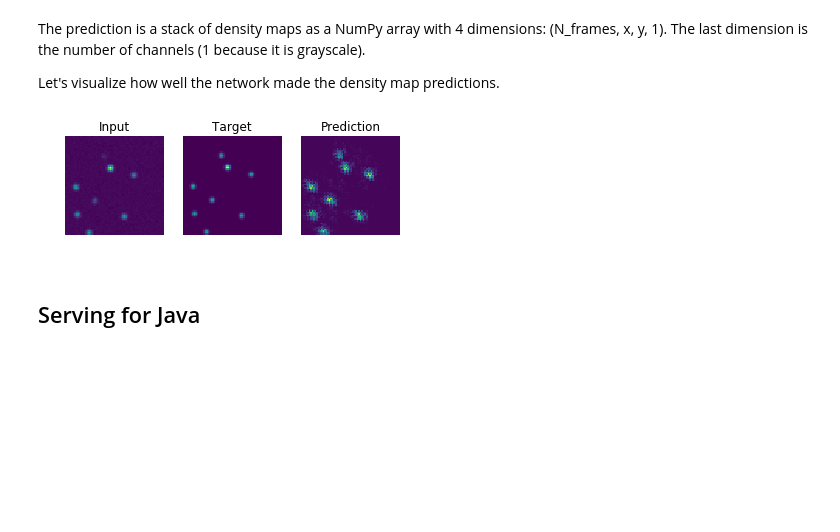
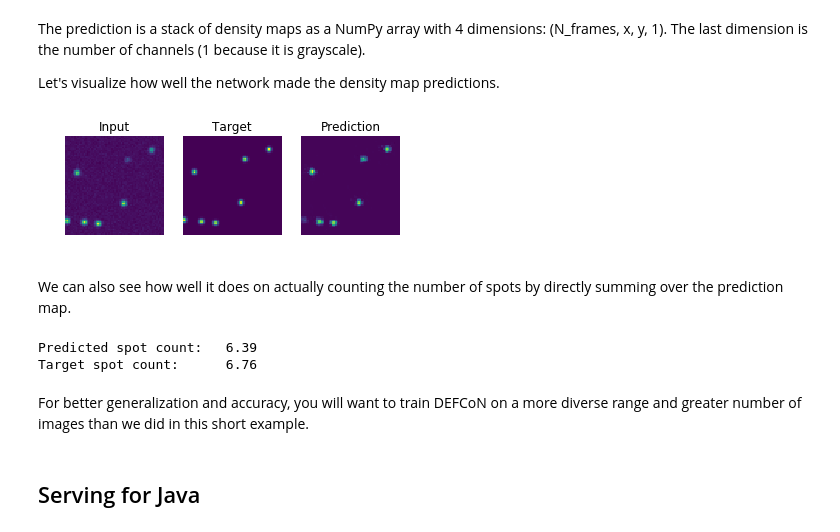
Before and after one commit to LEB-EPFL/DEFCoN, a Jupyter notebook: examples/quickstart.ipynb, the cells around one changed output. Drawn from its saved outputs; the diff is of its cells as text; code cells hidden in the pictures; blank space fills up the shorter version.

```diff
--- a/examples/quickstart.ipynb
+++ b/examples/quickstart.ipynb
@@ -320,29 +320,39 @@ The prediction is a stack of density maps as a NumPy array with 4 dimensions: (N
 
 Let's visualize how well the network made the density map predictions.
 # %%
-frame_num = 750
+frame_num = 500
 
 pred = y_pred_array[frame_num, :, :, :].squeeze()
 
 with h5py.File(h5_path, 'r') as f:
     input_ex = f['input/first_dataset'][frame_num, :, :, :]
     target   = f['target/first_dataset'][frame_num, :, :, :]
 
 fig, ax = plt.subplots(ncols=3)
 ax[0].imshow(input_ex.squeeze())
 ax[1].imshow(target.squeeze())
 ax[2].imshow(pred)
 
 ax[0].set_title('Input')
 ax[1].set_title('Target')
 ax[2].set_title('Prediction')
 
 for a in ax:
     a.set_axis_off()
 
 plt.show()
 # %% [output]
-[figure, old version]
+[figure, new version]
+# %% [markdown]
+We can also see how well it does on actually counting the number of spots by directly summing over the prediction map.
+# %%
+print('Predicted spot count:\t{:.2f}'.format(np.sum(pred)))
+print('Target spot count:\t{:.2f}'.format(np.sum(target)))
+# %% [output]
+Predicted spot count:   6.39
+Target spot count:      6.76
+# %% [markdown]
+For better generalization and accuracy, you will want to train DEFCoN on a more diverse range and greater number of images than we did in this short example.
 # %% [markdown]
 ## Serving for Java
 # %% [markdown]
```
Also changed, not shown: parts of 6 cells of this notebook, 1 other file.
